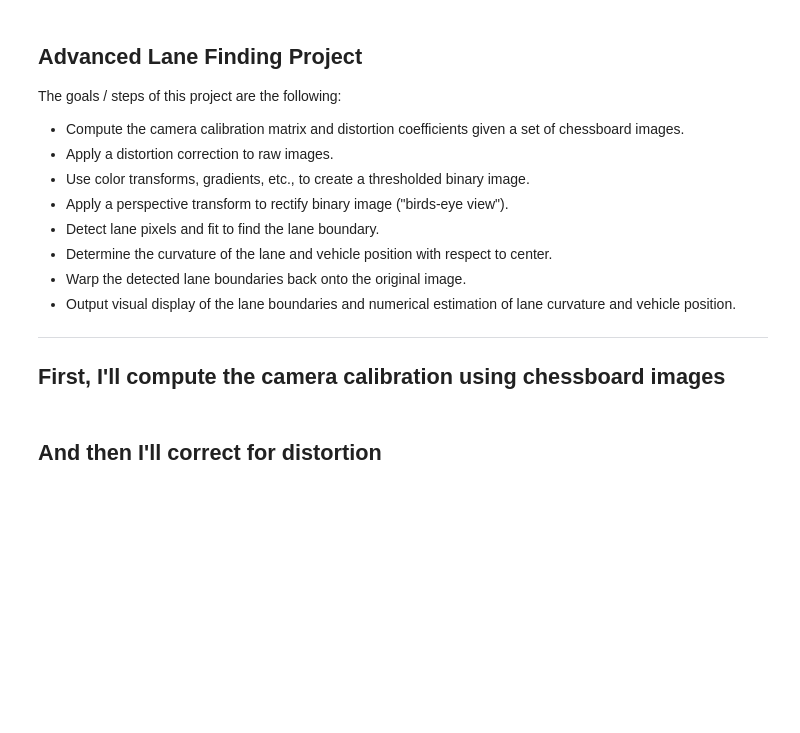
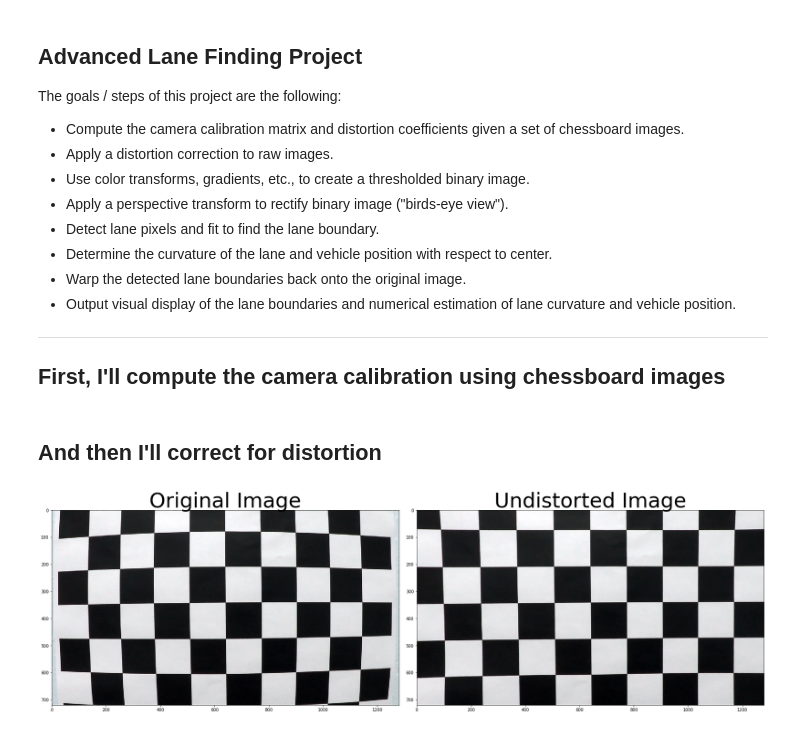
Before and after one commit to MarilynFranklin/advanced-lane-lines, a Jupyter notebook: examples/example.ipynb, the cells around one changed output. Drawn from its saved outputs; the diff is of its cells as text; code cells hidden in the pictures; blank space fills up the shorter version.

Commit message:
Add undistorted images

```diff
--- a/examples/example.ipynb
+++ b/examples/example.ipynb
@@ -54,22 +54,24 @@ cv2.destroyAllWindows()
 # %% [markdown]
 ## And then I'll correct for distortion
 # %%
-%matplotlib qt
+%matplotlib inline
 
-img = cv2.imread('test_image.png')
+img = cv2.imread('../camera_cal/calibration1.jpg')
 
 def cal_undistort(img, objpoints, imgpoints):
     gray = cv2.cvtColor(img,cv2.COLOR_BGR2GRAY)
     ret, mtx, dist, rvecs, tvecs = cv2.calibrateCamera(objpoints, imgpoints, gray.shape[::-1], None, None)
     undist = cv2.undistort(img, mtx, dist, None, mtx)
     return undist
 
 undistorted = cal_undistort(img, objpoints, imgpoints)
 
 f, (ax1, ax2) = plt.subplots(1, 2, figsize=(24, 9))
 f.tight_layout()
 ax1.imshow(img)
 ax1.set_title('Original Image', fontsize=50)
 ax2.imshow(undistorted)
 ax2.set_title('Undistorted Image', fontsize=50)
 plt.subplots_adjust(left=0., right=1, top=0.9, bottom=0.)
+# %% [output]
+[figure, added]
```
